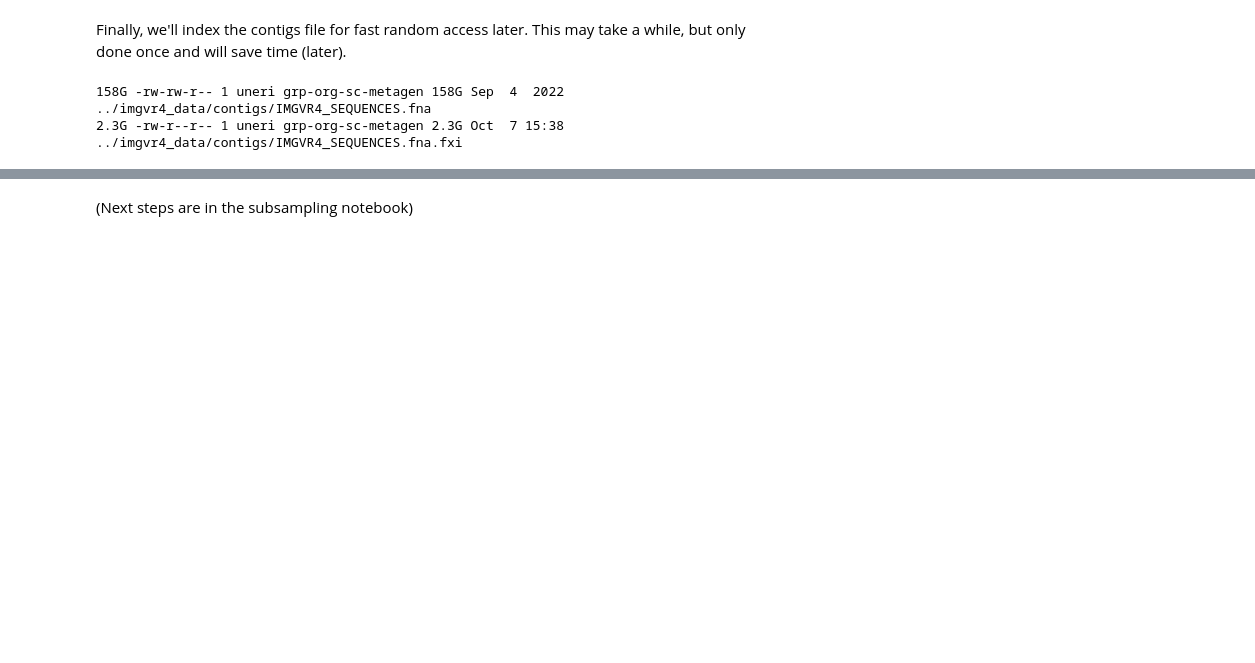
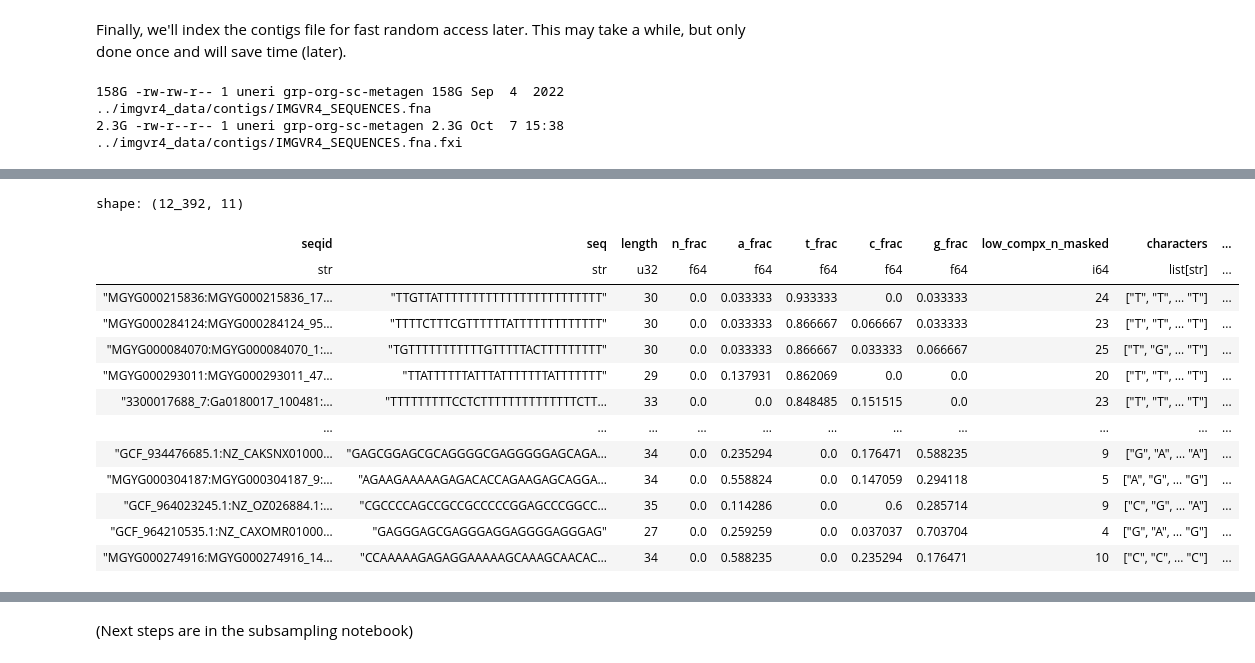
Before and after one commit to rickbeeloo/spacer_matching_bench, a Jupyter notebook: notebooks/fetch_real_data.ipynb, the cells around one changed output, grey strips where cells are left out. Saved outputs shown, nothing was run; the diff lists cells and outputs as text; code cells hidden in the pictures; blank space fills up the shorter version.

```diff
--- a/notebooks/fetch_real_data.ipynb
+++ b/notebooks/fetch_real_data.ipynb
@@ -120,0 +258,18 @@ ls -lsh ../imgvr4_data/contigs/IMGVR4_SEQUENCES.fna*
+# %%
+low_entropy_spacers = spacer_df.filter(pl.col("entropy") <= 1.4)
+low_entropy_spacers
+# %% [output]
+shape: (12_392, 11)
+| seqid | seq | length | n_frac | a_frac | t_frac | c_frac | g_frac | low_compx_n_masked | characters | ... |
+| str | str | u32 | f64 | f64 | f64 | f64 | f64 | i64 | list[str] | ... |
+| "MGYG000215836:MGYG000215836_17… | "TTGTTATTTTTTTTTTTTTTTTTTTTTTTT" | 30 | 0.0 | 0.033333 | 0.933333 | 0.0 | 0.033333 | 24 | ["T", "T", … "T"] | ... |
+| "MGYG000284124:MGYG000284124_95… | "TTTTCTTTCGTTTTTTATTTTTTTTTTTTT" | 30 | 0.0 | 0.033333 | 0.866667 | 0.066667 | 0.033333 | 23 | ["T", "T", … "T"] | ... |
+| "MGYG000084070:MGYG000084070_1:… | "TGTTTTTTTTTTTGTTTTTACTTTTTTTTT" | 30 | 0.0 | 0.033333 | 0.866667 | 0.033333 | 0.066667 | 25 | ["T", "G", … "T"] | ... |
+| "MGYG000293011:MGYG000293011_47… | "TTATTTTTTATTTATTTTTTTATTTTTTT" | 29 | 0.0 | 0.137931 | 0.862069 | 0.0 | 0.0 | 20 | ["T", "T", … "T"] | ... |
+| "3300017688_7:Ga0180017_100481:… | "TTTTTTTTTCCTCTTTTTTTTTTTTTTCTT… | 33 | 0.0 | 0.0 | 0.848485 | 0.151515 | 0.0 | 23 | ["T", "T", … "T"] | ... |
+| … | … | … | … | … | … | … | … | … | … | ... |
+| "GCF_934476685.1:NZ_CAKSNX01000… | "GAGCGGAGCGCAGGGGCGAGGGGGAGCAGA… | 34 | 0.0 | 0.235294 | 0.0 | 0.176471 | 0.588235 | 9 | ["G", "A", … "A"] | ... |
+| "MGYG000304187:MGYG000304187_9:… | "AGAAGAAAAAGAGACACCAGAAGAGCAGGA… | 34 | 0.0 | 0.558824 | 0.0 | 0.147059 | 0.294118 | 5 | ["A", "G", … "G"] | ... |
+| "GCF_964023245.1:NZ_OZ026884.1:… | "CGCCCCAGCCGCCGCCCCCGGAGCCCGGCC… | 35 | 0.0 | 0.114286 | 0.0 | 0.6 | 0.285714 | 9 | ["C", "G", … "A"] | ... |
+| "GCF_964210535.1:NZ_CAXOMR01000… | "GAGGGAGCGAGGGAGGAGGGGAGGGAG" | 27 | 0.0 | 0.259259 | 0.0 | 0.037037 | 0.703704 | 4 | ["G", "A", … "G"] | ... |
+| "MGYG000274916:MGYG000274916_14… | "CCAAAAAGAGAGGAAAAAGCAAAGCAACAC… | 34 | 0.0 | 0.588235 | 0.0 | 0.235294 | 0.176471 | 10 | ["C", "C", … "C"] | ... |
```
Also changed, not shown: parts of 14 cells of this notebook, 11 other files.
